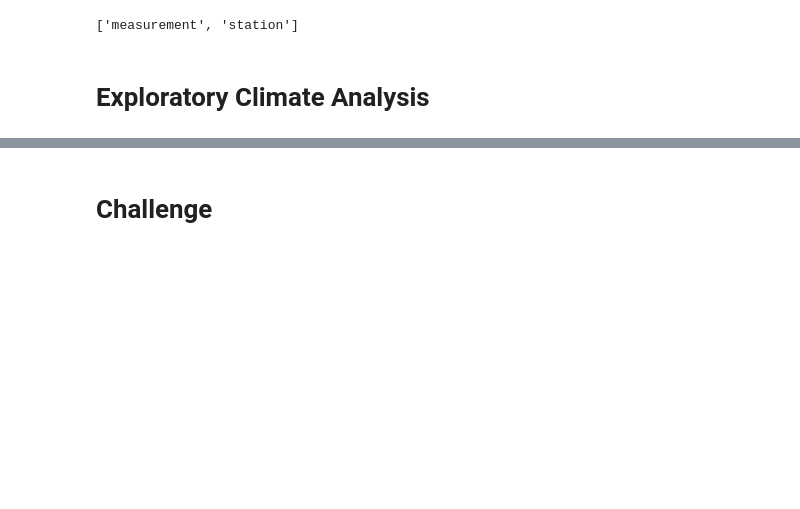
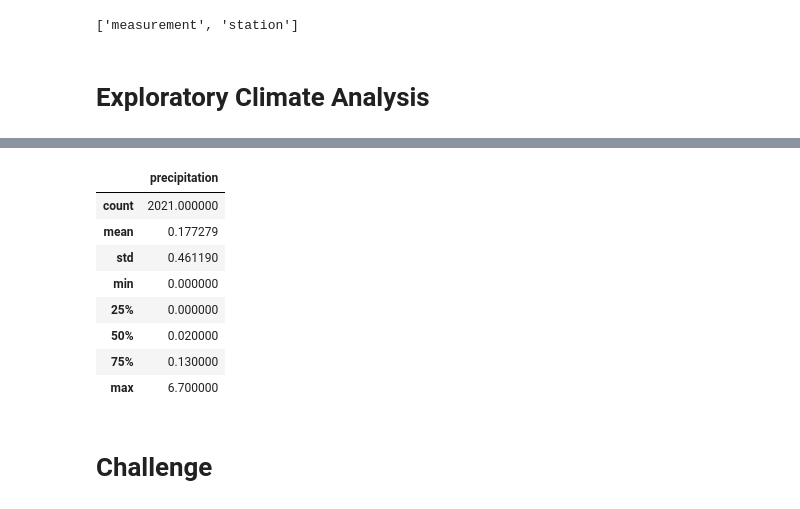
Before and after one commit to laurinalastella/surfs_up, a Jupyter notebook: climate_analysis.ipynb, the cells around one changed output, grey strips where cells are left out. Drawn from its saved outputs; the diff is of its cells as text; code cells hidden in the pictures; blank space fills up the shorter version.

```diff
--- a/climate_analysis.ipynb
+++ b/climate_analysis.ipynb
@@ -60,15 +60,27 @@ session = Session(engine)
 # %% [markdown]
 # Exploratory Climate Analysis
 # %%
-# Design a query to retrieve the last 12 months of precipitation data and plot the results.
-#Starting from the last data point in the database.
+# Design a query to retrieve the last 12 months of precipitation
+# data and plot the results.
+# Starting from the last data point in the database.
+# The datetime dependency has a function called dt.date(),
+# which specifies the date in the following format: year, month, day.
+# Add the dt.timedelta() function to the previous line of code.
+# This function allows us to trace back a certain number of days.
+# Calculate the date one year from the last date in data set.
+prev_year = dt.date(2017, 8, 23) - dt.timedelta(days=365)
 
-# Calculate the date one year from the last date in data set.
+# Use the session.query() function, which is how we'll begin
+# all of our queries in SQLAlchemy. From a bird's-eye view,
+# this is how we query a SQLite database using Python.
+# Perform a query to retrieve the data and precipitation scores
+# extracts all of the results from our query and put them in a list.
+# To do this, add .all() to the end of our existing query.
+# results = session.query(Measurement.date, Measurement.prcp)
+results = session.query(Measurement.date, Measurement.prcp).filter(Measurement.date >= prev_year).all()
+# print(results)
 
-# Perform a query to retrieve the data and precipitation scores
-
-# Save the query results as a Pandas DataFrame and set the index to the date column
-
-# Sort the dataframe by date
-
-# Use Pandas Plotting with Matplotlib to plot the data
+# Save the query results as a Pandas DataFrame and set the
+# index to the date column
+df = pd.DataFrame(results, columns=['date','precipitation'])
+print(df)
@@ -75,5 +178,17 @@ session = Session(engine)
 # %%
+# Mod 9.2.5
 # Use Pandas to calcualte the summary statistics for the precipitation data
+df.describe()
+# %% [output]
+|  | precipitation |
+| count | 2021.000000 |
+| mean | 0.177279 |
+| std | 0.461190 |
+| min | 0.000000 |
+| 25% | 0.000000 |
+| 50% | 0.020000 |
+| 75% | 0.130000 |
+| max | 6.700000 |
 # %%
 # How many stations are available in this dataset?
 # %%
```
Also changed, not shown: parts of 6 cells of this notebook.
